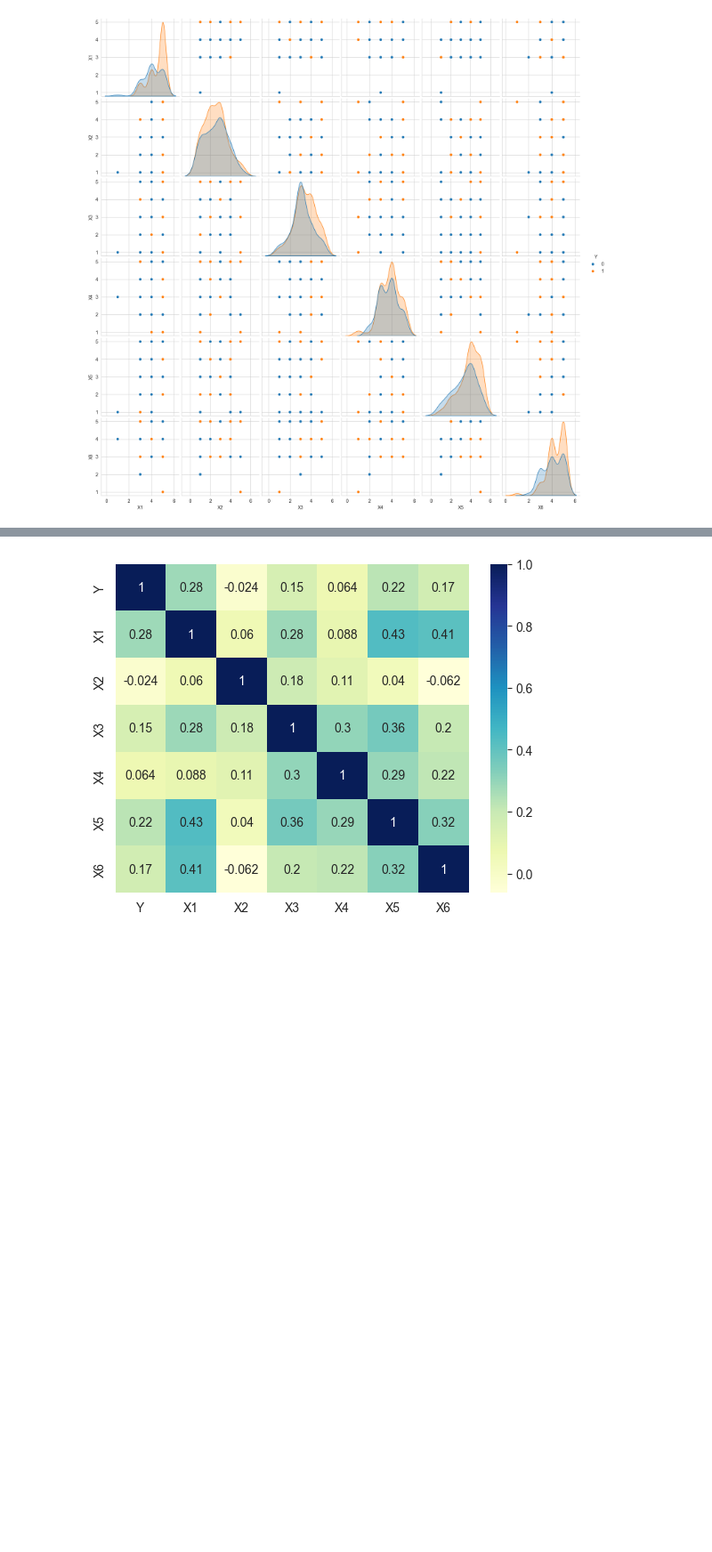
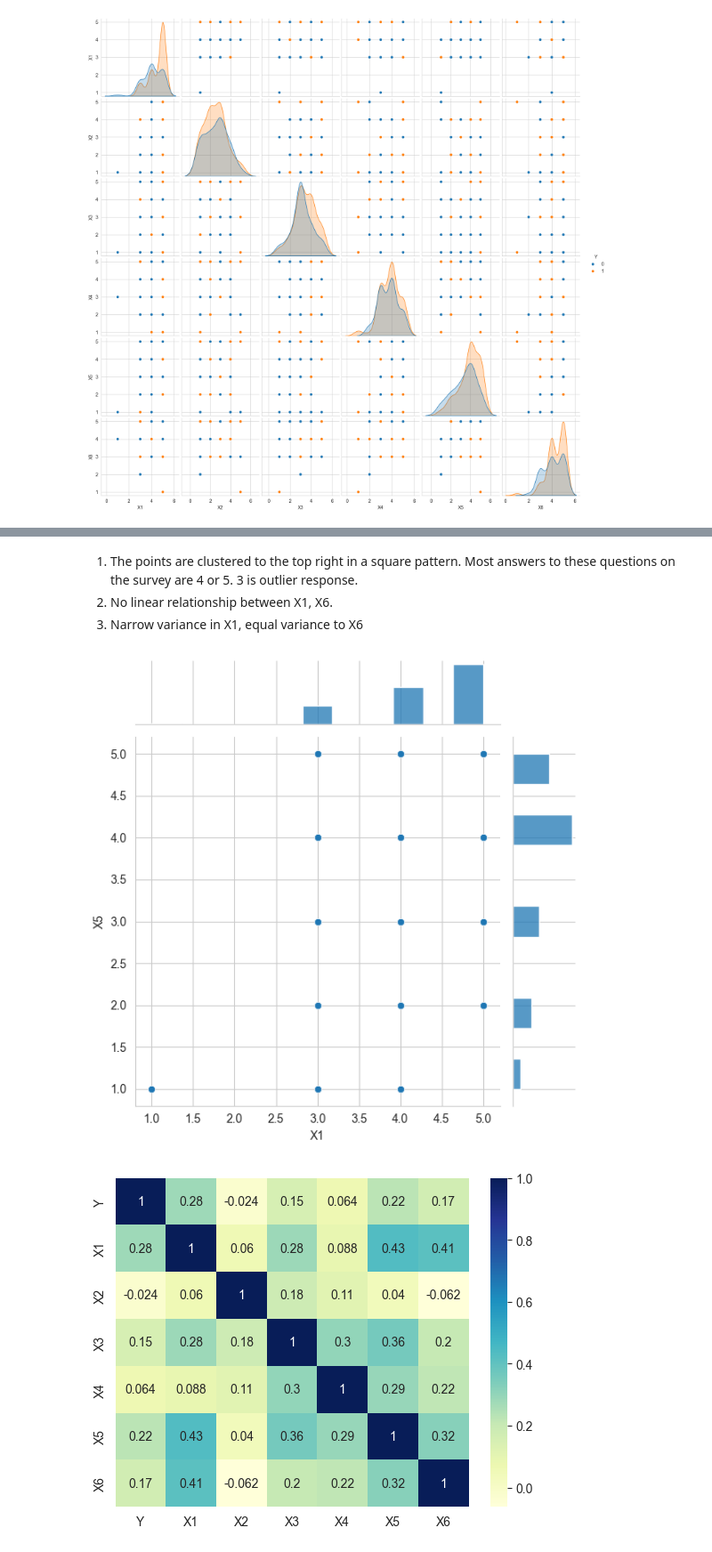
Before and after one commit to pranav-netizen/GzHmM9Jpdpfq0fdG, a Jupyter notebook: first-project-apziva.ipynb, the cells around one changed output, grey strips where cells are left out. Shown at 89% size. Cells and saved outputs as stored; diff of their text form; code cells hidden in the pictures; blank space fills up the shorter version.

```diff
--- a/first-project-apziva.ipynb
+++ b/first-project-apziva.ipynb
@@ -143,3 +159,14 @@ plt.show()
+# %% [markdown]
+<ol>
+    <li> The points are clustered to the top right in a square pattern. Most answers to these questions on the survey are 4 or 5. 3 is outlier response. </li>
+    <li> No linear relationship between X1, X6. </li>
+    <li> Narrow variance in X1, equal variance to X6</li>
+</ol>
+# %%
+sns.jointplot(x='X1', y='X5', data=data, kind='scatter')
+plt.show()
+# %% [output]
+[figure, added]
 # %%
 sns.heatmap(data.corr(), cmap='YlGnBu', annot=True)
 plt.show()
```
Also changed, not shown: parts of 86 cells of this notebook.
